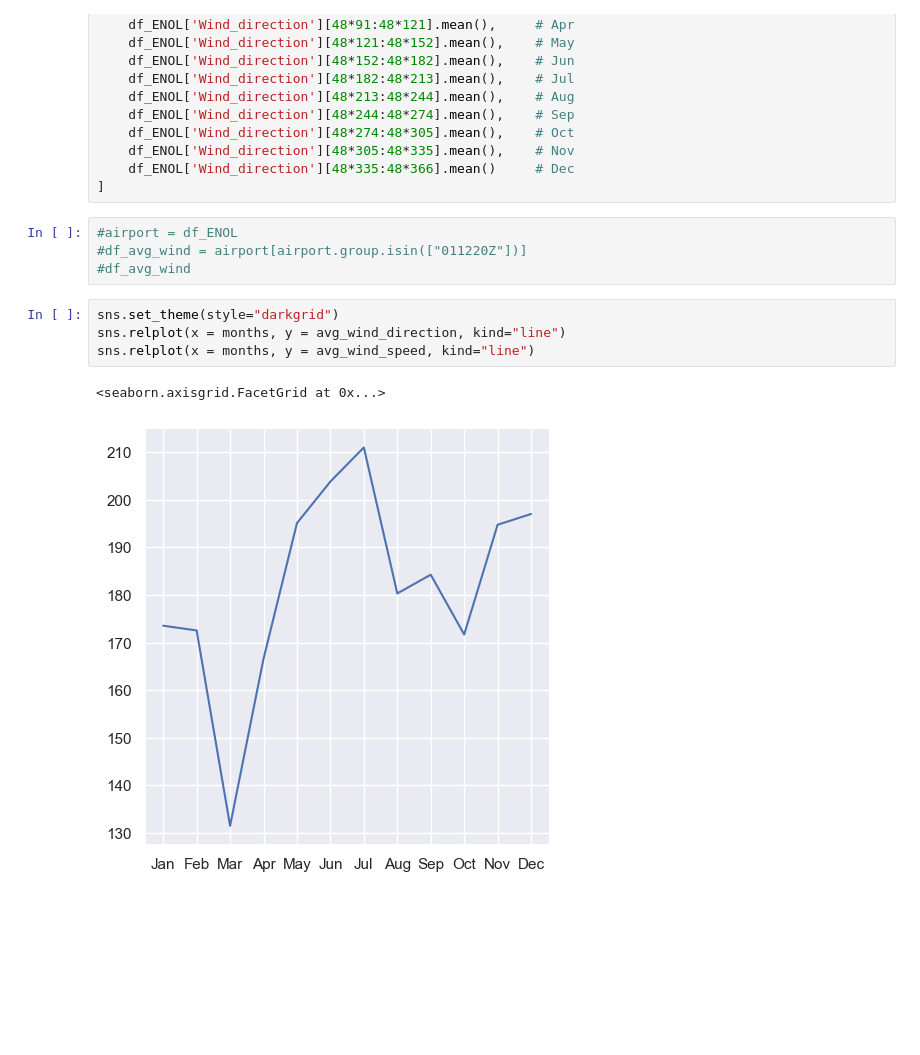
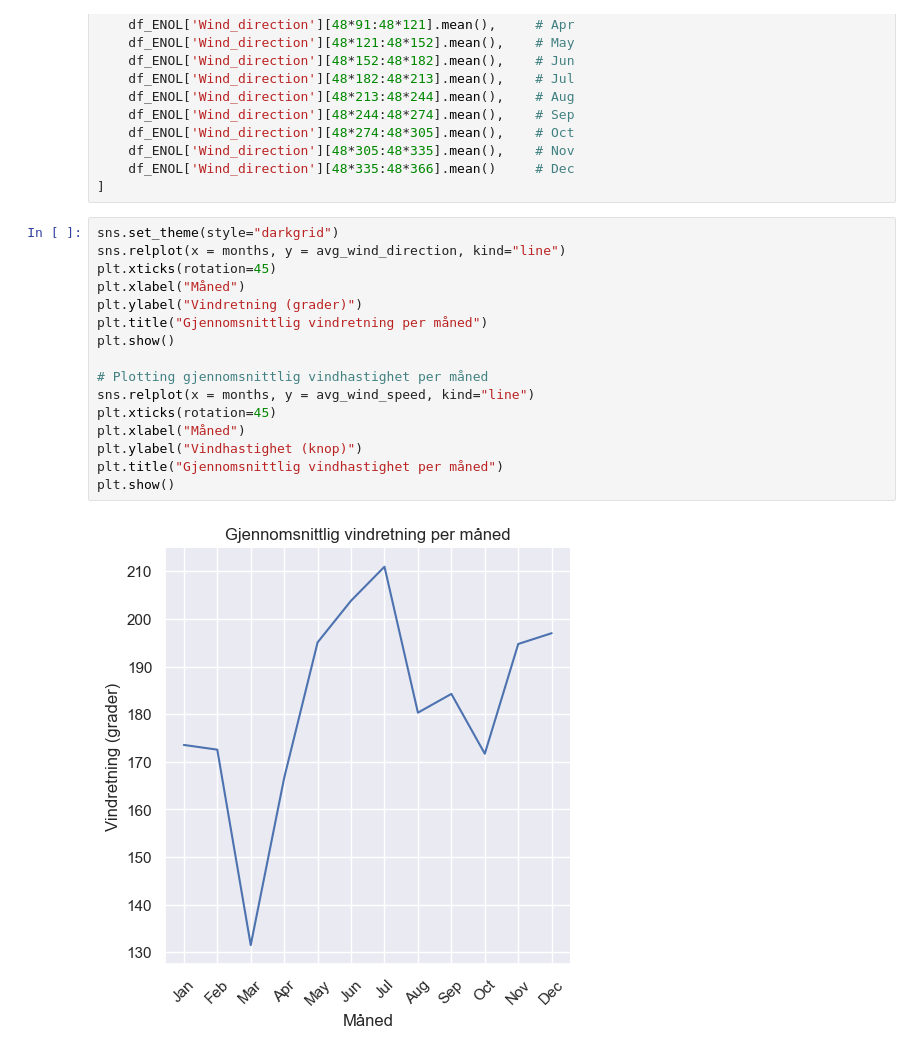
Before and after one commit to oaherrem/Prosjektgruppe55, a Jupyter notebook: proj_environment-main/notebooks/Oppgave_5.ipynb, the cells around one changed output. Drawn from its saved outputs; the diff is of its cells as text; blank space fills up the shorter version.

```diff
--- a/proj_environment-main/notebooks/Oppgave_5.ipynb
+++ b/proj_environment-main/notebooks/Oppgave_5.ipynb
@@ -91,14 +88,21 @@ avg_wind_direction = [
     df_ENOL['Wind_direction'][48*305:48*335].mean(),    # Nov
     df_ENOL['Wind_direction'][48*335:48*366].mean()     # Dec
 ]
-# %%
-#airport = df_ENOL
-#df_avg_wind = airport[airport.group.isin(["011220Z"])]
-#df_avg_wind
 # %%
 sns.set_theme(style="darkgrid")
 sns.relplot(x = months, y = avg_wind_direction, kind="line")
+plt.xticks(rotation=45)
+plt.xlabel("Måned")
+plt.ylabel("Vindretning (grader)")
+plt.title("Gjennomsnittlig vindretning per måned")
+plt.show()
+
+# Plotting gjennomsnittlig vindhastighet per måned
 sns.relplot(x = months, y = avg_wind_speed, kind="line")
+plt.xticks(rotation=45)
+plt.xlabel("Måned")
+plt.ylabel("Vindhastighet (knop)")
+plt.title("Gjennomsnittlig vindhastighet per måned")
+plt.show()
 # %% [output]
-<seaborn.axisgrid.FacetGrid at 0x...>
-[figure, old version]
+[figure, new version]
```
Also changed, not shown: parts of 11 cells of this notebook, 6 other files.
